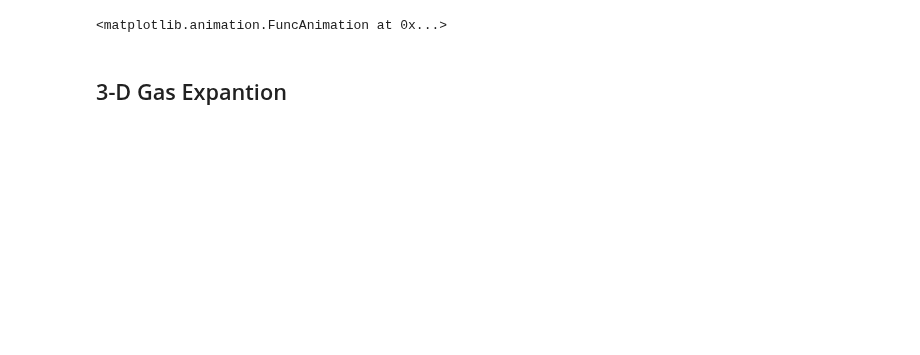
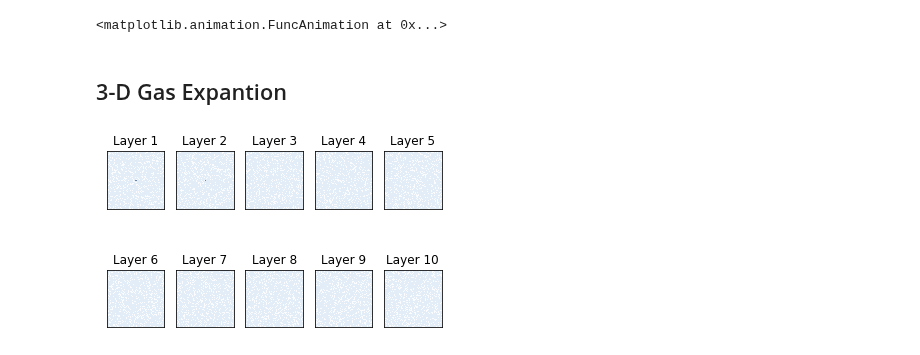
Before and after one commit to Maxventeen/Gas_expansion, a Jupyter notebook: Project.ipynb, the cells around one changed output. Cells and saved outputs as stored; diff of their text form; code cells hidden in the pictures; blank space fills up the shorter version.

```diff
--- a/Project.ipynb
+++ b/Project.ipynb
@@ -467,3 +462,12 @@ class Percolation3D(Percolation):
 
     def draw(self):
         Percolation.draw(self)
+# %%
+seed = 22
+perc = Percolation3D(100,z=10,r=0.1,p=0.8, mode='top')
+viewer = PercolationViewer3D(perc)
+
+viewer.step()
+viewer.draw()
+# %% [output]
+[figure, added]
```
Also changed, not shown: parts of 9 cells of this notebook.
